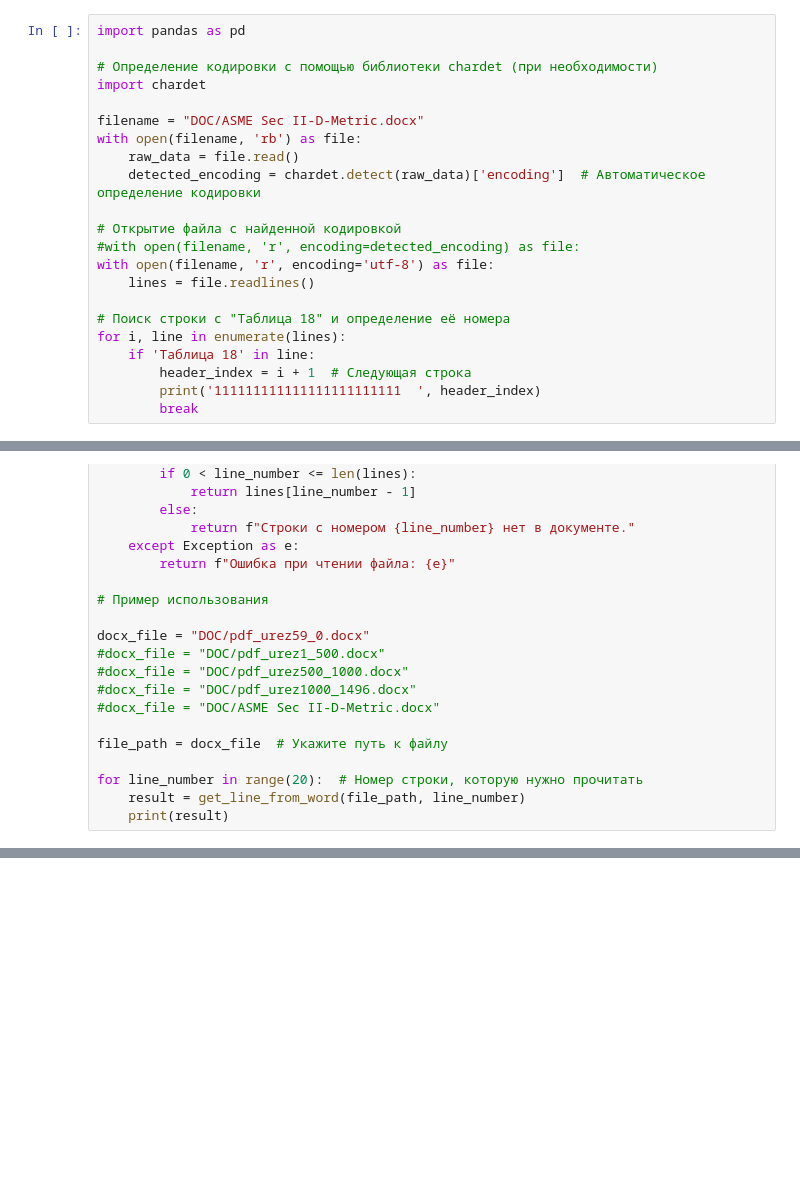
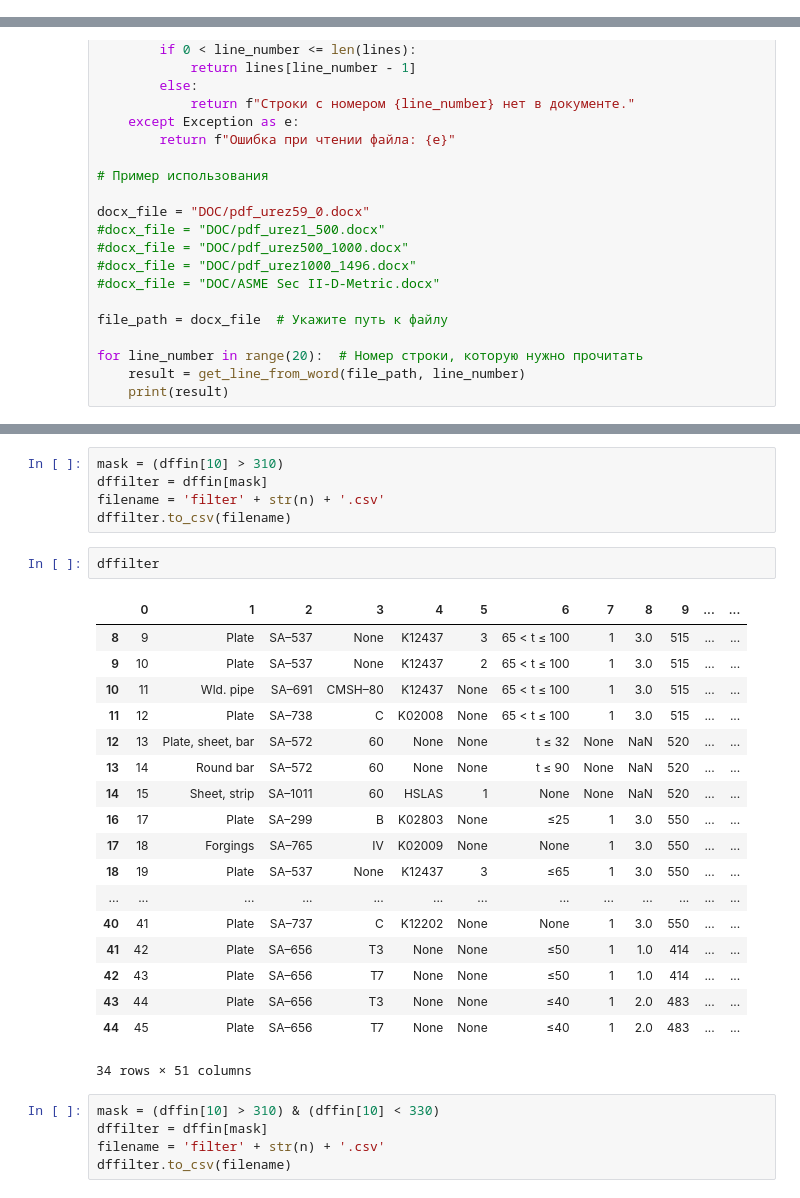
Before and after one commit to Kosta19610112/ASME, a Jupyter notebook: ASME_doc/word.ipynb, the cells around one changed output, grey strips where cells are left out. Cells and saved outputs as stored; diff of their text form; blank space fills up the shorter version.

```diff
--- a/ASME_doc/word.ipynb
+++ b/ASME_doc/word.ipynb
@@ -127,28 +125,6 @@ print(df)
 
 # Сохранение DataFrame в файл (если нужно)
 df.to_csv('output.csv', index=False, encoding='utf-8')
-# %%
-import pandas as pd
-
-# Определение кодировки с помощью библиотеки chardet (при необходимости)
-import chardet
-
-filename = "DOC/ASME Sec II-D-Metric.docx"
-with open(filename, 'rb') as file:
-    raw_data = file.read()
-    detected_encoding = chardet.detect(raw_data)['encoding']  # Автоматическое определение кодировки
-
-# Открытие файла с найденной кодировкой
-#with open(filename, 'r', encoding=detected_encoding) as file:
-with open(filename, 'r', encoding='utf-8') as file:
-    lines = file.readlines()
-
-# Поиск строки с "Таблица 18" и определение её номера
-for i, line in enumerate(lines):
-    if 'Таблица 18' in line:
-        header_index = i + 1  # Следующая строка
-        print('111111111111111111111111  ', header_index)
-        break
 # %%
 
 # Преобразование следующей строки в заголовок
@@ -407,0 +524,31 @@ df[mask]
+# %%
+mask = (dffin[10] > 310)
+dffilter = dffin[mask]
+filename = 'filter' + str(n) + '.csv'
+dffilter.to_csv(filename)
+# %%
+dffilter
+# %% [output]
+|  | 0 | 1 | 2 | 3 | 4 | 5 | 6 | 7 | 8 | 9 | ... | ... |
+| 8 | 9 | Plate | SA–537 | None | K12437 | 3 | 65 < t ≤ 100 | 1 | 3.0 | 515 | ... | ... |
+| 9 | 10 | Plate | SA–537 | None | K12437 | 2 | 65 < t ≤ 100 | 1 | 3.0 | 515 | ... | ... |
+| 10 | 11 | Wld. pipe | SA–691 | CMSH–80 | K12437 | None | 65 < t ≤ 100 | 1 | 3.0 | 515 | ... | ... |
+| 11 | 12 | Plate | SA–738 | C | K02008 | None | 65 < t ≤ 100 | 1 | 3.0 | 515 | ... | ... |
+| 12 | 13 | Plate, sheet, bar | SA–572 | 60 | None | None | t ≤ 32 | None | NaN | 520 | ... | ... |
+| 13 | 14 | Round bar | SA–572 | 60 | None | None | t ≤ 90 | None | NaN | 520 | ... | ... |
+| 14 | 15 | Sheet, strip | SA–1011 | 60 | HSLAS | 1 | None | None | NaN | 520 | ... | ... |
+| 16 | 17 | Plate | SA–299 | B | K02803 | None | ≤25 | 1 | 3.0 | 550 | ... | ... |
+| 17 | 18 | Forgings | SA–765 | IV | K02009 | None | None | 1 | 3.0 | 550 | ... | ... |
+| 18 | 19 | Plate | SA–537 | None | K12437 | 3 | ≤65 | 1 | 3.0 | 550 | ... | ... |
+| ... | ... | ... | ... | ... | ... | ... | ... | ... | ... | ... | ... | ... |
+| 40 | 41 | Plate | SA–737 | C | K12202 | None | None | 1 | 3.0 | 550 | ... | ... |
+| 41 | 42 | Plate | SA–656 | T3 | None | None | ≤50 | 1 | 1.0 | 414 | ... | ... |
+| 42 | 43 | Plate | SA–656 | T7 | None | None | ≤50 | 1 | 1.0 | 414 | ... | ... |
+| 43 | 44 | Plate | SA–656 | T3 | None | None | ≤40 | 1 | 2.0 | 483 | ... | ... |
+| 44 | 45 | Plate | SA–656 | T7 | None | None | ≤40 | 1 | 2.0 | 483 | ... | ... |
+34 rows × 51 columns
+# %%
+mask = (dffin[10] > 310) & (dffin[10] < 330)
+dffilter = dffin[mask]
+filename = 'filter' + str(n) + '.csv'
+dffilter.to_csv(filename)
```
Also changed, not shown: parts of 12 cells of this notebook, 28 other files.
